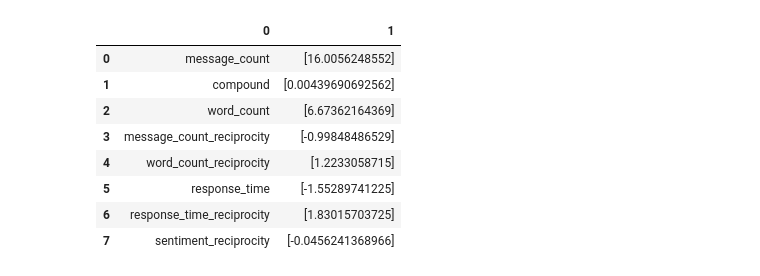
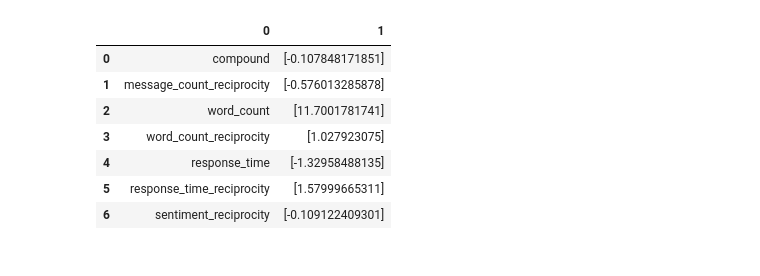
Before and after one commit to crangelsmith/Shryne_project, a Jupyter notebook: Shryne/modeling/Train_a_Logistic_Regresion.ipynb, the cells around one changed output. Saved outputs shown, nothing was run; the diff lists cells and outputs as text; code cells hidden in the pictures.

```diff
--- a/Shryne/modeling/Train_a_Logistic_Regresion.ipynb
+++ b/Shryne/modeling/Train_a_Logistic_Regresion.ipynb
@@ -40,7 +40,7 @@ from sklearn.cross_validation import train_test_split
 from sklearn import metrics
 from sklearn.cross_validation import cross_val_score
 
-predictors =["message_count","compound","word_count","message_count_reciprocity","word_count_reciprocity","response_time","response_time_reciprocity","sentiment_reciprocity"]
+predictors =["compound","message_count_reciprocity","word_count","word_count_reciprocity","response_time","response_time_reciprocity","sentiment_reciprocity"]
 
 X_train = train[predictors]
 y_train = train["label"]
@@ -53,17 +53,16 @@ model = model.fit(X_train, y_train)
 
 probs = model.predict_proba(X_test)
 # %%
-pd.DataFrame(zip(X.columns, np.transpose(model.coef_)))
+pd.DataFrame(zip(X_train.columns, np.transpose(model.coef_)))
 # %% [output]
 |  | 0 | 1 |
-| 0 | message_count | [16.0056248552] |
-| 1 | compound | [0.00439690692562] |
-| 2 | word_count | [6.67362164369] |
-| 3 | message_count_reciprocity | [-0.99848486529] |
-| 4 | word_count_reciprocity | [1.2233058715] |
-| 5 | response_time | [-1.55289741225] |
-| 6 | response_time_reciprocity | [1.83015703725] |
-| 7 | sentiment_reciprocity | [-0.0456241368966] |
+| 0 | compound | [-0.107848171851] |
+| 1 | message_count_reciprocity | [-0.576013285878] |
+| 2 | word_count | [11.7001781741] |
+| 3 | word_count_reciprocity | [1.027923075] |
+| 4 | response_time | [-1.32958488135] |
+| 5 | response_time_reciprocity | [1.57999665311] |
+| 6 | sentiment_reciprocity | [-0.109122409301] |
 # %%
 # generate class probabilities
 predicted = model.predict(X_test)
```
Also changed, not shown: parts of 7 cells of this notebook, 1 other file.
